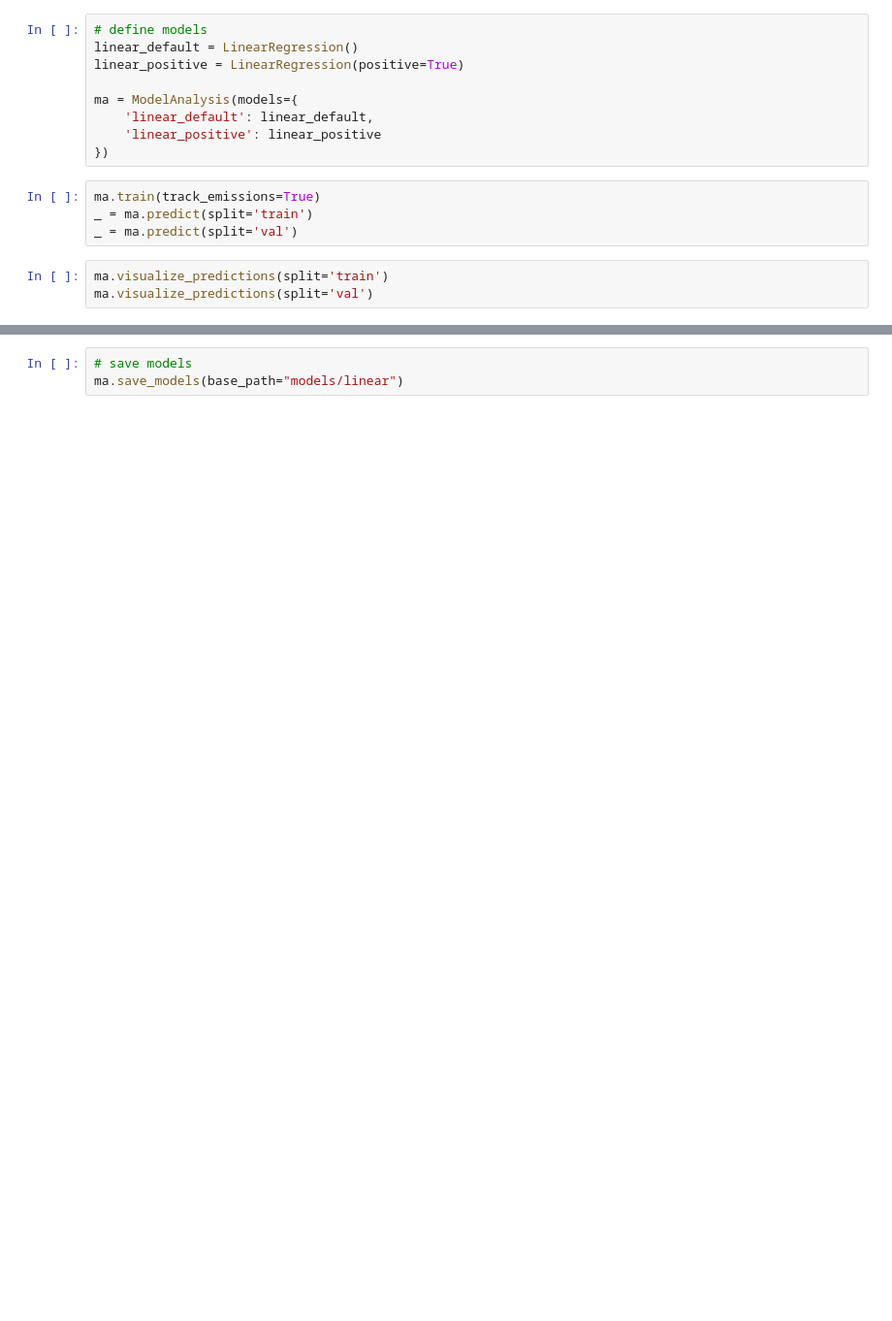
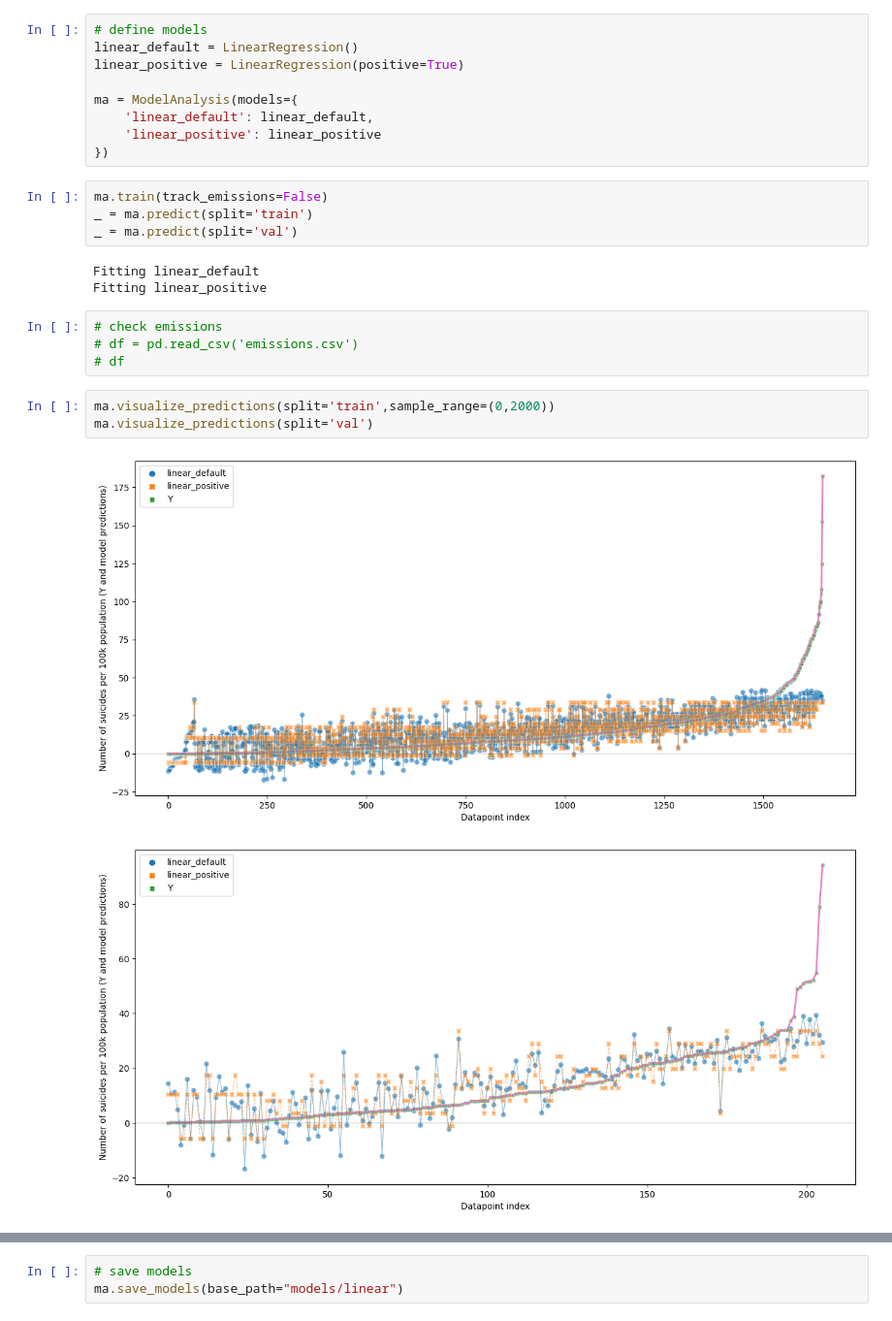
Before and after one commit to MarcelRosier/bdp_project, a Jupyter notebook: mental_health/tune_linear.ipynb, the cells around one changed output, grey strips where cells are left out. Shown at 97% size. Cells and saved outputs as stored; diff of their text form; blank space fills up the shorter version.

```diff
--- a/mental_health/tune_linear.ipynb
+++ b/mental_health/tune_linear.ipynb
@@ -13,10 +14,20 @@ ma = ModelAnalysis(models={
     'linear_positive': linear_positive
 })
 # %%
-ma.train(track_emissions=True)
+ma.train(track_emissions=False)
 _ = ma.predict(split='train')
 _ = ma.predict(split='val')
+# %% [output]
+Fitting linear_default
+Fitting linear_positive
+# %%
+# check emissions
+# df = pd.read_csv('emissions.csv')
+# df
 # %%
-ma.visualize_predictions(split='train')
+ma.visualize_predictions(split='train',sample_range=(0,2000))
 ma.visualize_predictions(split='val')
+# %% [output]
+[figure, added]
+[figure, added]
 # %%
```
Also changed, not shown: parts of 2 cells of this notebook, 22 other files.
